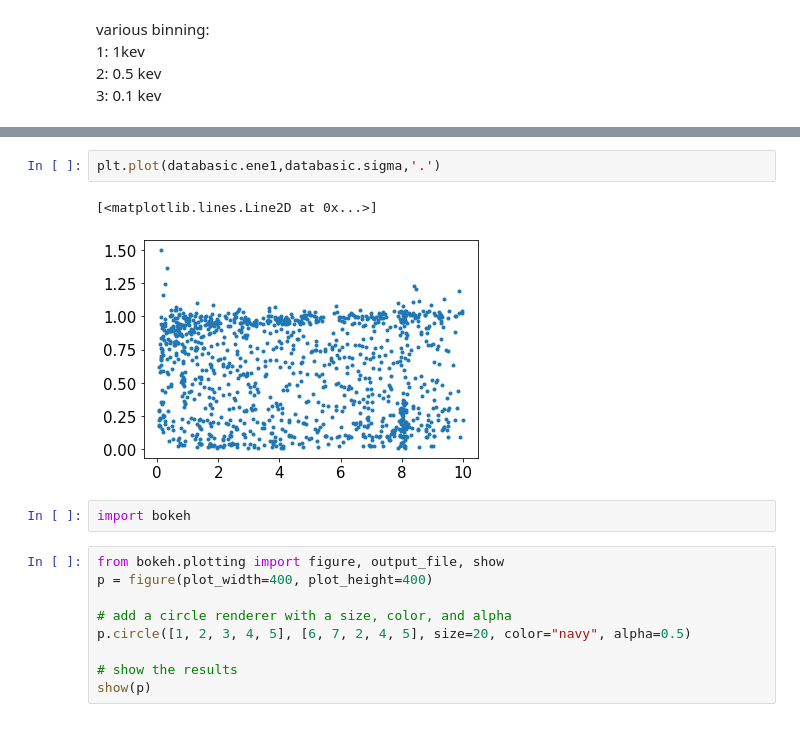
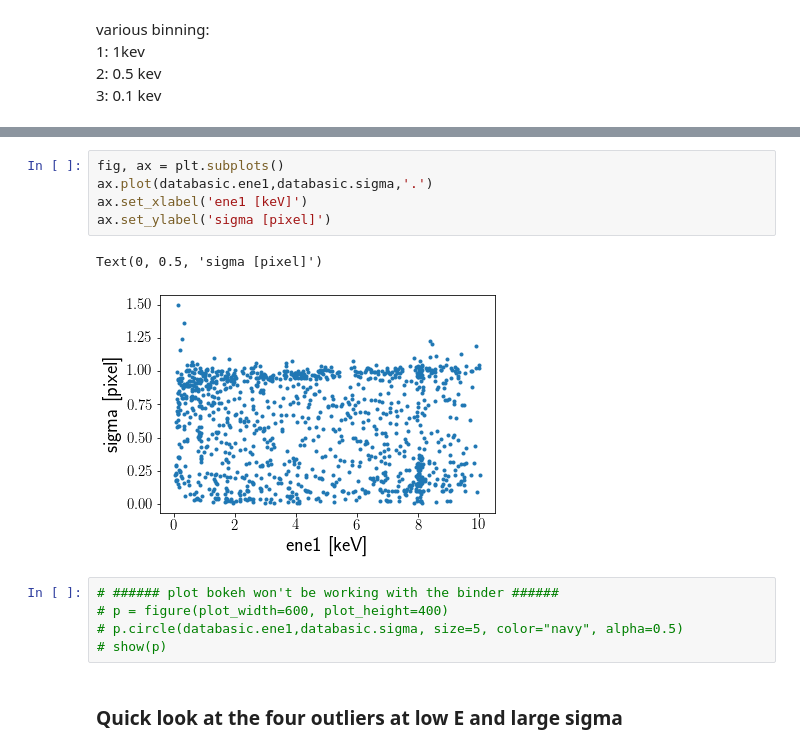
Before and after one commit to rgaior/damic100, a Jupyter notebook: eventspres.ipynb, the cells around one changed output, grey strips where cells are left out. Drawn from its saved outputs; the diff is of its cells as text.

```diff
--- a/eventspres.ipynb
+++ b/eventspres.ipynb
@@ -108,16 +111,15 @@ count3[:10].plot.bar(yerr=count3**0.5,width=0.95,alpha=0.7)
-# %%
-plt.plot(databasic.ene1,databasic.sigma,'.')
-# %% [output]
-[<matplotlib.lines.Line2D at 0x...>]
-[figure, removed]
-# %%
-import bokeh
-# %%
-from bokeh.plotting import figure, output_file, show
-p = figure(plot_width=400, plot_height=400)
-
-# add a circle renderer with a size, color, and alpha
-p.circle([1, 2, 3, 4, 5], [6, 7, 2, 4, 5], size=20, color="navy", alpha=0.5)
-
-# show the results
-show(p)
+# %%
+fig, ax = plt.subplots()
+ax.plot(databasic.ene1,databasic.sigma,'.')
+ax.set_xlabel('ene1 [keV]')
+ax.set_ylabel('sigma [pixel]')
+# %% [output]
+Text(0, 0.5, 'sigma [pixel]')
+[figure, added]
+# %%
+# ###### plot bokeh won't be working with the binder ######
+# p = figure(plot_width=600, plot_height=400)
+# p.circle(databasic.ene1,databasic.sigma, size=5, color="navy", alpha=0.5)
+# show(p)
+# %% [markdown]
+### Quick look at the four outliers at low E and large sigma
```
Also changed, not shown: parts of 23 cells of this notebook, 5 other files.
